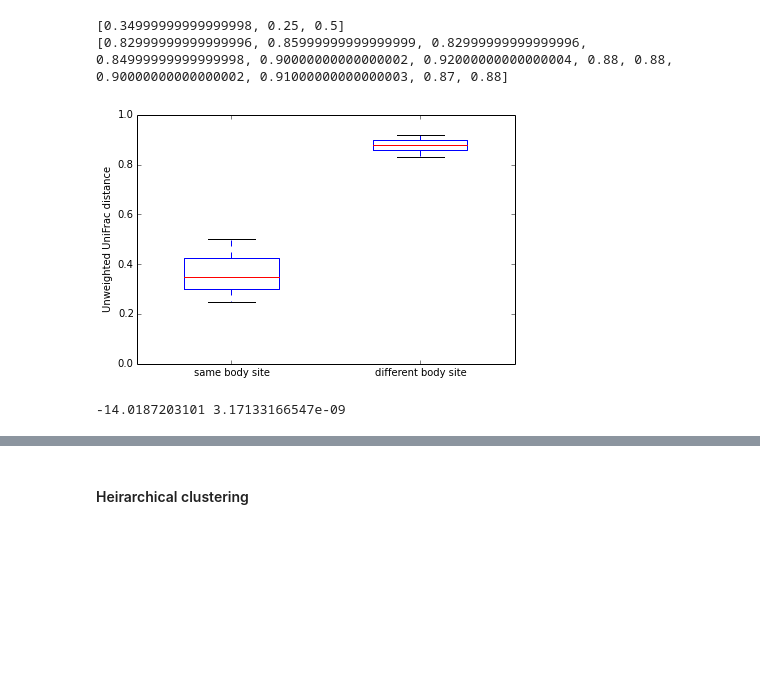
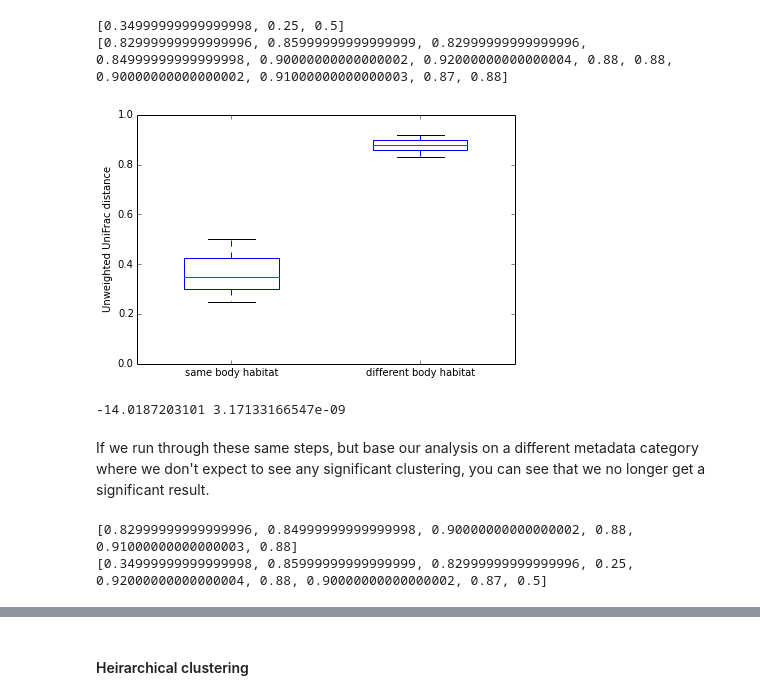
Before and after one commit to applied-bioinformatics/An-Introduction-To-Applied-Bioinformatics, a Jupyter notebook: applications/1-biological-diversity.ipynb, the cells around one changed output, grey strips where cells are left out. Cells and saved outputs as stored; diff of their text form; code cells hidden in the pictures; blank space fills up the shorter version.

Commit message:
expanded on interpreting distance matrices text

```diff
--- a/applications/1-biological-diversity.ipynb
+++ b/applications/1-biological-diversity.ipynb
@@ -499,12 +503,12 @@ Let's generate a small distance matrix representing just a few of these body sit
 # %%
 sample_ids = ['A', 'B', 'C', 'D', 'E', 'F']
 
-sample_metadata = {'A': {'sample_type': 'gut'},
-                   'B': {'sample_type': 'gut'},
-                   'C': {'sample_type': 'tongue'},
-                   'D': {'sample_type': 'tongue'},
-                   'E': {'sample_type': 'skin'},
-                   'F': {'sample_type': 'skin'}}
+sample_metadata = {'A': {'body_habitat': 'gut', 'person': 'subject 1'},
+                   'B': {'body_habitat': 'gut', 'person': 'subject 2'},
+                   'C': {'body_habitat': 'tongue', 'person': 'subject 1'},
+                   'D': {'body_habitat': 'tongue', 'person': 'subject 2'},
+                   'E': {'body_habitat': 'skin', 'person': 'subject 1'},
+                   'F': {'body_habitat': 'skin', 'person': 'subject 2'}}
 
 dm_data = array([[0.00, 0.35, 0.83, 0.83, 0.90, 0.90],
                  [0.35, 0.00, 0.86, 0.85, 0.92, 0.91],
@@ -545,7 +549,7 @@ def within_between_category_distributions(dm, md, md_category):
     return within_category_distances, between_category_distances
 # %%
 within_category_distances, between_category_distances = \
-    within_between_category_distributions(ex_dm, sample_metadata, "sample_type")
+    within_between_category_distributions(ex_dm, sample_metadata, "body_habitat")
 print within_category_distances
 print between_category_distances
 # %% [output]
@@ -554,16 +558,26 @@ print between_category_distances
 # %%
 from skbio.draw.distributions import boxplots
 
 plot = boxplots([within_category_distances, between_category_distances],
-                x_tick_labels=['same body site', 'different body site'],
+                x_tick_labels=['same body habitat', 'different body habitat'],
                 x_tick_labels_orientation='horizontal',
                 y_label="Unweighted UniFrac distance",
                 y_min=0.0, y_max=1.0)
 # %% [output]
-[figure, old version]
+[figure, new version]
 # %%
 from scipy.stats import ttest_ind
 t, p_value = ttest_ind(within_category_distances, between_category_distances)
 print t, p_value
 # %% [output]
 -14.0187203101 3.17133166547e-09
+# %% [markdown]
+If we run through these same steps, but base our analysis on a different metadata category where we don't expect to see any significant clustering, you can see that we no longer get a significant result.
+# %%
+within_category_distances, between_category_distances = \
+    within_between_category_distributions(ex_dm, sample_metadata, "person")
+print within_category_distances
+print between_category_distances
+# %% [output]
+[0.82999999999999996, 0.84999999999999998, 0.90000000000000002, 0.88, 0.91000000000000003, 0.88]
+[0.34999999999999998, 0.85999999999999999, 0.82999999999999996, 0.25, 0.92000000000000004, 0.88, 0.90000000000000002, 0.87, 0.5]
```
Also changed, not shown: parts of 34 cells of this notebook.
